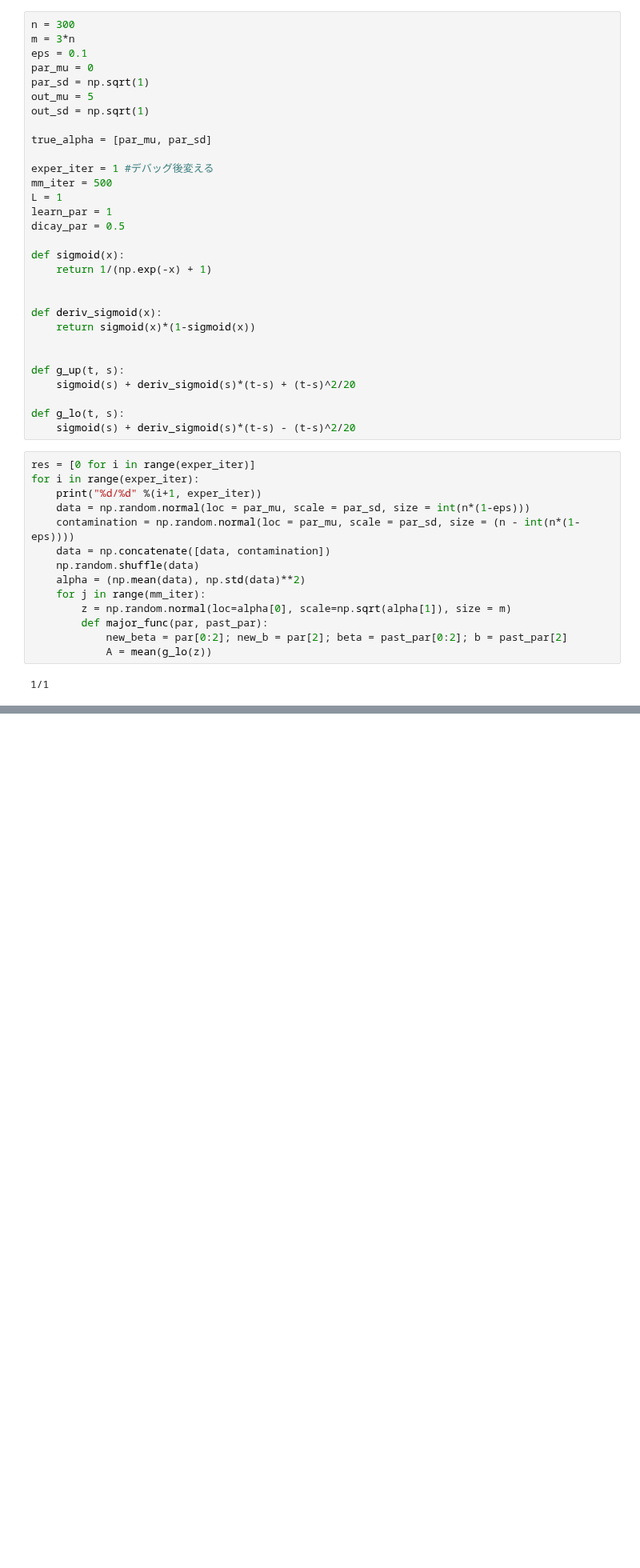
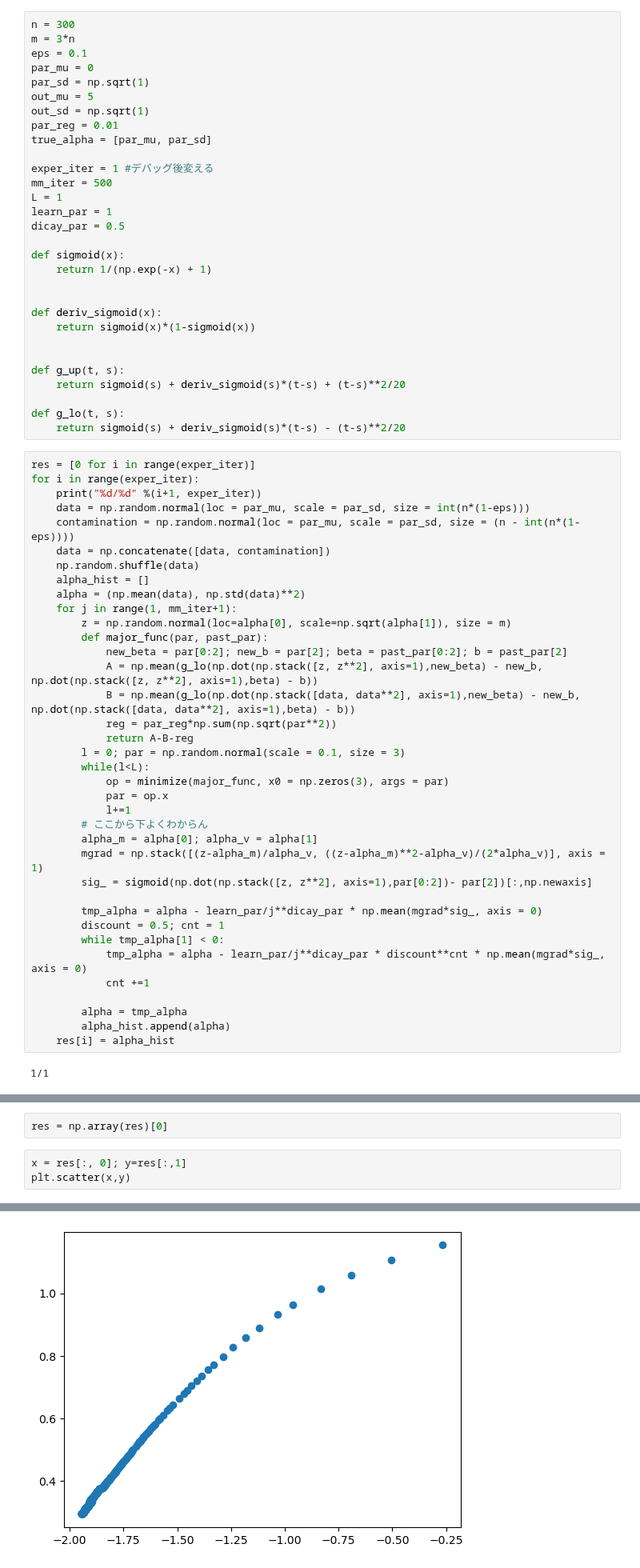
Before and after one commit to monarsan/robust-GAN, a Jupyter notebook: work/suto.ipynb, the cells around one changed output, grey strips where cells are left out. Shown at 80% size. Drawn from its saved outputs; the diff is of its cells as text; blank space fills up the shorter version.

```diff
--- a/work/suto.ipynb
+++ b/work/suto.ipynb
@@ -9,7 +10,7 @@ par_mu = 0
 par_sd = np.sqrt(1)
 out_mu = 5
 out_sd = np.sqrt(1)
-
+par_reg = 0.01
 true_alpha = [par_mu, par_sd]
 
 exper_iter = 1 #デバッグ後変える
@@ -27,10 +28,10 @@ def deriv_sigmoid(x):
 
 
 def g_up(t, s):
-    sigmoid(s) + deriv_sigmoid(s)*(t-s) + (t-s)^2/20
+    return sigmoid(s) + deriv_sigmoid(s)*(t-s) + (t-s)**2/20
 
 def g_lo(t, s):
-    sigmoid(s) + deriv_sigmoid(s)*(t-s) - (t-s)^2/20
+    return sigmoid(s) + deriv_sigmoid(s)*(t-s) - (t-s)**2/20
 # %%
 res = [0 for i in range(exper_iter)]
 for i in range(exper_iter):
@@ -39,11 +40,34 @@ for i in range(exper_iter):
     contamination = np.random.normal(loc = par_mu, scale = par_sd, size = (n - int(n*(1-eps))))
     data = np.concatenate([data, contamination])
     np.random.shuffle(data)
+    alpha_hist = []
     alpha = (np.mean(data), np.std(data)**2)
-    for j in range(mm_iter):
+    for j in range(1, mm_iter+1):
         z = np.random.normal(loc=alpha[0], scale=np.sqrt(alpha[1]), size = m)
         def major_func(par, past_par):
             new_beta = par[0:2]; new_b = par[2]; beta = past_par[0:2]; b = past_par[2]
-            A = mean(g_lo(z))
+            A = np.mean(g_lo(np.dot(np.stack([z, z**2], axis=1),new_beta) - new_b, np.dot(np.stack([z, z**2], axis=1),beta) - b))
+            B = np.mean(g_lo(np.dot(np.stack([data, data**2], axis=1),new_beta) - new_b, np.dot(np.stack([data, data**2], axis=1),beta) - b))
+            reg = par_reg*np.sum(np.sqrt(par**2))
+            return A-B-reg
+        l = 0; par = np.random.normal(scale = 0.1, size = 3)
+        while(l<L):
+            op = minimize(major_func, x0 = np.zeros(3), args = par)
+            par = op.x
+            l+=1
+        # ここから下よくわからん
+        alpha_m = alpha[0]; alpha_v = alpha[1]
+        mgrad = np.stack([(z-alpha_m)/alpha_v, ((z-alpha_m)**2-alpha_v)/(2*alpha_v)], axis = 1)
+        sig_ = sigmoid(np.dot(np.stack([z, z**2], axis=1),par[0:2])- par[2])[:,np.newaxis]
+
+        tmp_alpha = alpha - learn_par/j**dicay_par * np.mean(mgrad*sig_, axis = 0)
+        discount = 0.5; cnt = 1
+        while tmp_alpha[1] < 0:
+            tmp_alpha = alpha - learn_par/j**dicay_par * discount**cnt * np.mean(mgrad*sig_, axis = 0)
+            cnt +=1
+
+        alpha = tmp_alpha
+        alpha_hist.append(alpha)
+    res[i] = alpha_hist
 # %% [output]
 1/1
@@ -58,0 +74,6 @@ np.mean(norm**2) - np.mean(norm)**2
+# %%
+res = np.array(res)[0]
+# %%
+x = res[:, 0]; y=res[:,1]
+plt.scatter(x,y)
+# %% [output]
@@ -58,0 +81 @@ np.mean(norm**2) - np.mean(norm)**2
+[figure, added]
```
Also changed, not shown: parts of 4 cells of this notebook.
